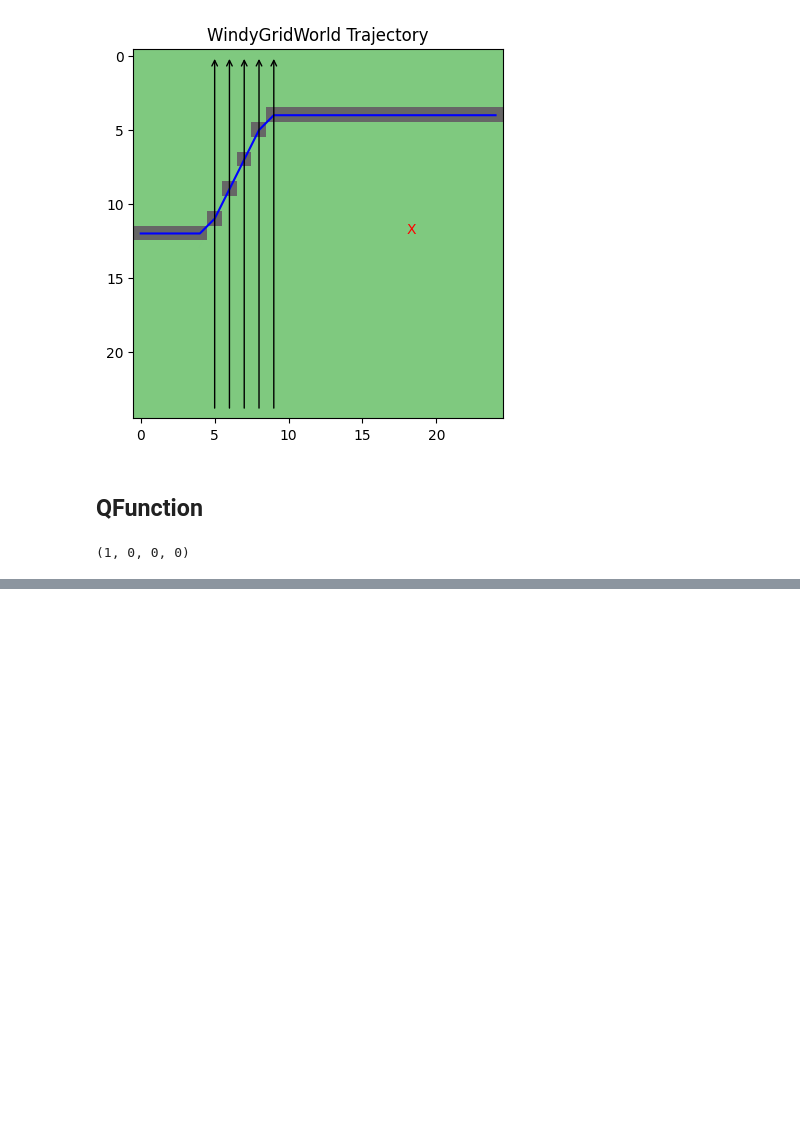
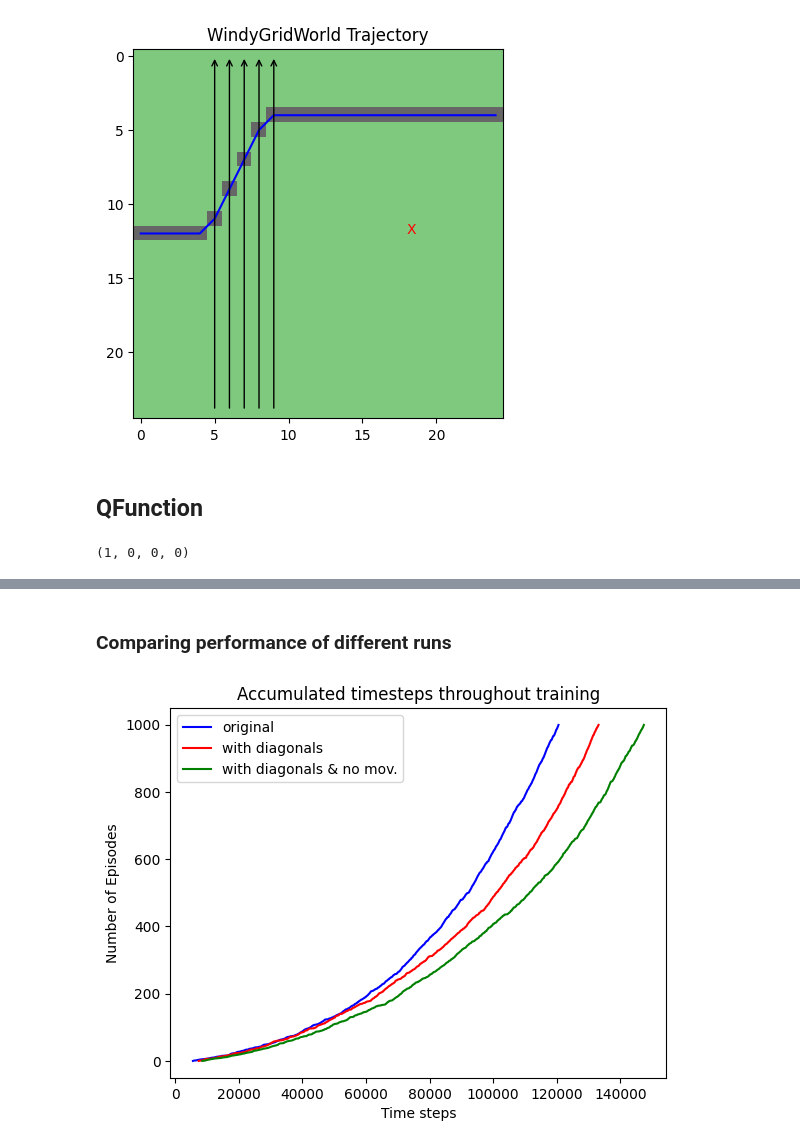
Before and after one commit to jsmithdlc/sutton-barto-programming, a Jupyter notebook: notebooks/chapter_6.ipynb, the cells around one changed output, grey strips where cells are left out. Cells and saved outputs as stored; diff of their text form; code cells hidden in the pictures; blank space fills up the shorter version.

```diff
--- a/notebooks/chapter_6.ipynb
+++ b/notebooks/chapter_6.ipynb
@@ -227,0 +309,45 @@ windy_env.plot_trayectory()
+# %%
+from tqdm import tqdm
+
+ALPHA = 0.5         # learning rate
+N_EPISODES = 1000  # total number of episodes
+EPSILON = 0.1       # epsilon for epislon greedy policy
+GAMMA = 1           # discount rate
+
+q_func = QFunction(init_action_space_full())
+acc_steps_full= []
+env_steps = 0
+for i in tqdm(range(N_EPISODES)):
+    windy_env.reset()
+    while True:
+        # get last state from environment
+        s = windy_env.last_state
+        # sample action for this state
+        a = e_greedy_from_q(q_func, s, EPSILON)
+        # step through environment
+        s_p, r,  terminate = windy_env.step(a)
+        # accumulate steps
+        env_steps += 1
+        if terminate:
+            acc_steps_full.append(env_steps)
+            break
+        # sample action for next state
+        a_p = e_greedy_from_q(q_func, s_p, EPSILON)
+        # update q-function
+        new_q = q_func.get_value(s,a) + ALPHA*(r + 1*q_func.get_value(s_p, a_p) - q_func.get_value(s,a))
+        q_func.update(s, a, new_q)
+# %% [markdown]
+### Comparing performance of different runs
+# %%
+import matplotlib.pyplot as plt
+
+plt.plot(acc_steps, np.arange(0,N_EPISODES), color = 'blue', label="original")
+plt.plot(acc_steps_w_diagonals, np.arange(0,N_EPISODES), color='red', label="with diagonals")
+plt.plot(acc_steps_full, np.arange(0,N_EPISODES),color = 'green', label="with diagonals & no mov.")
+plt.legend()
+plt.xlabel("Time steps")
+plt.ylabel("Number of Episodes")
+plt.title("Accumulated timesteps throughout training")
+plt.show()
+# %% [output]
+[figure, added]
```
Also changed, not shown: parts of 18 cells of this notebook.
